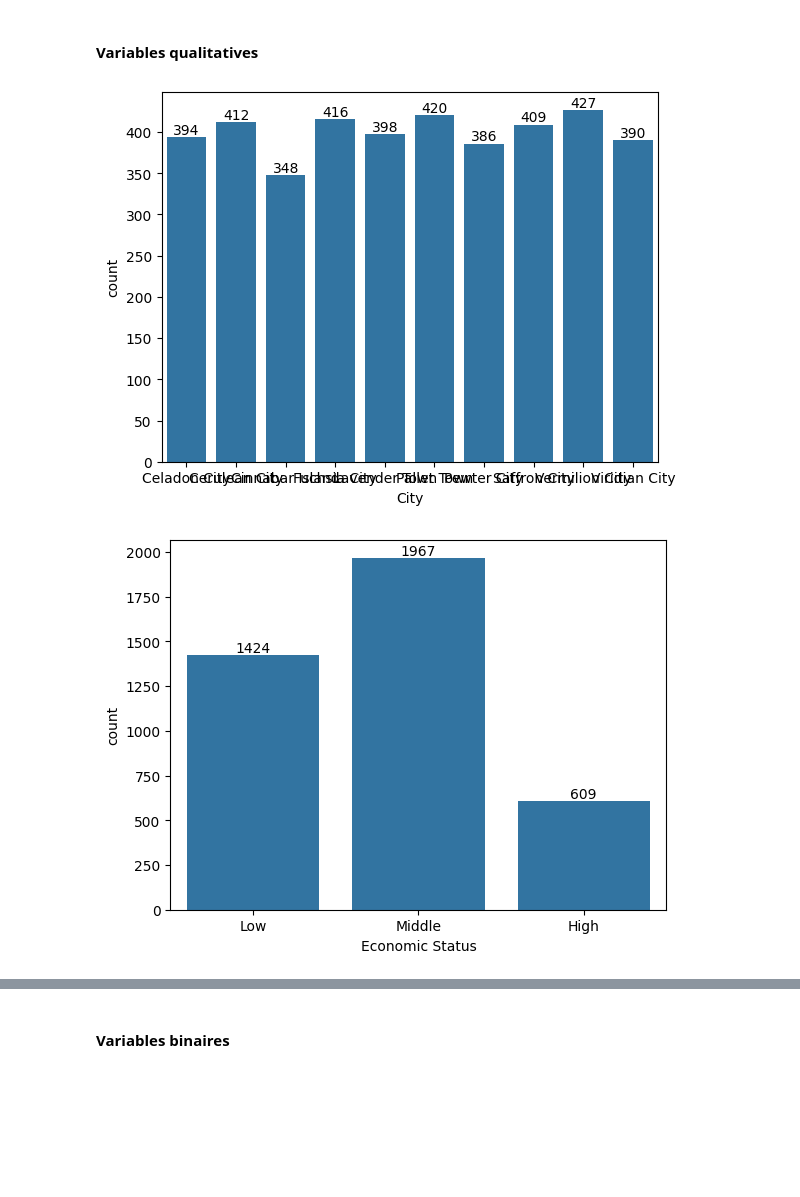
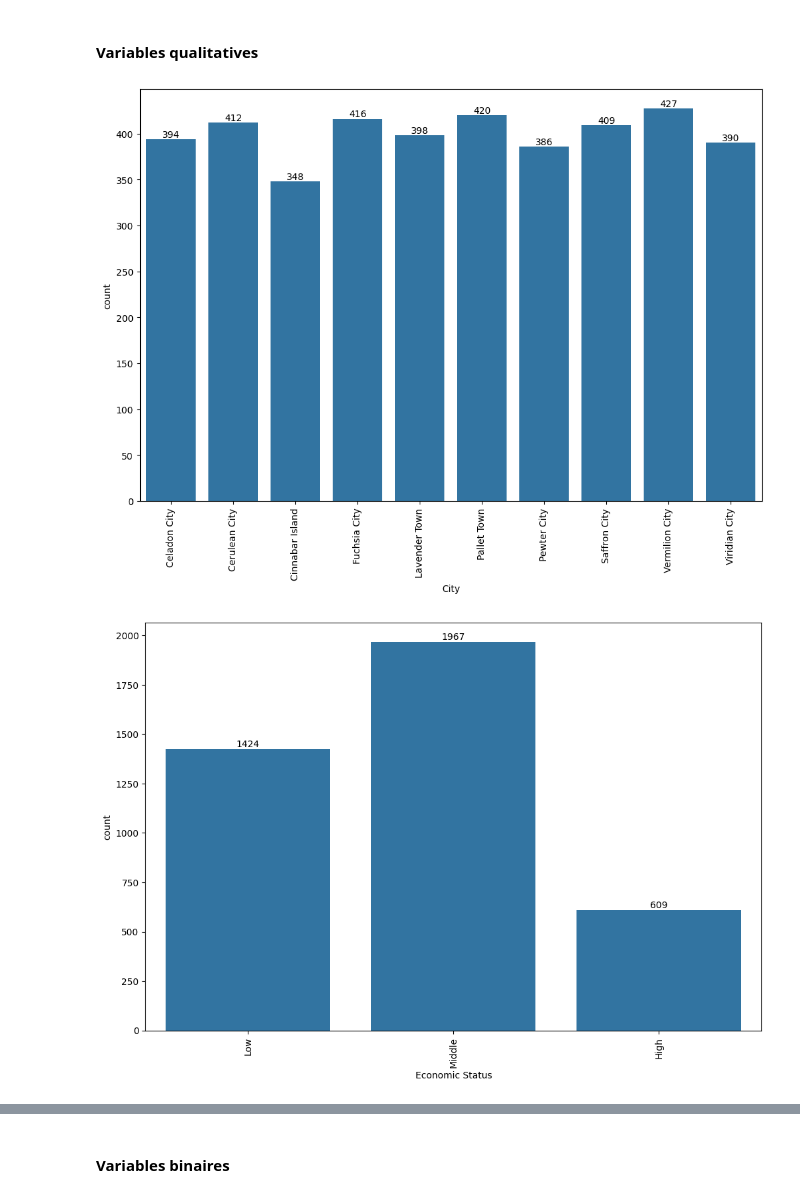
Before and after one commit to ValentinRonsseray/pokemon_dataset, a Jupyter notebook: 01_eda.ipynb, the cells around one changed output, grey strips where cells are left out. Cells and saved outputs as stored; diff of their text form; code cells hidden in the pictures; blank space fills up the shorter version.

```diff
--- a/01_eda.ipynb
+++ b/01_eda.ipynb
@@ -297,17 +333,11 @@ sns.countplot(data=df_train, x="Number of Gym Badges")
 #### Variables qualitatives
 # %%
 for variable in qualitative_variables:
-    plt.figure()
+    plt.figure(figsize=(12, 8))
     ax = sns.countplot(x=variable, data=df_train)
-    for p in ax.patches:
-        height = p.get_height()
-        ax.annotate(
-            f"{int(height)}",
-            (p.get_x() + p.get_width() / 2.0, height),
-            ha="center",
-            va="bottom",
-        )
+    plt.xticks(rotation=90)
+    add_count_labels(ax)
     plt.show()
 # %% [output]
-[figure, old version]
+[figure, new version]
-[figure, old version]
+[figure, new version]
```
Also changed, not shown: parts of 16 cells of this notebook.
